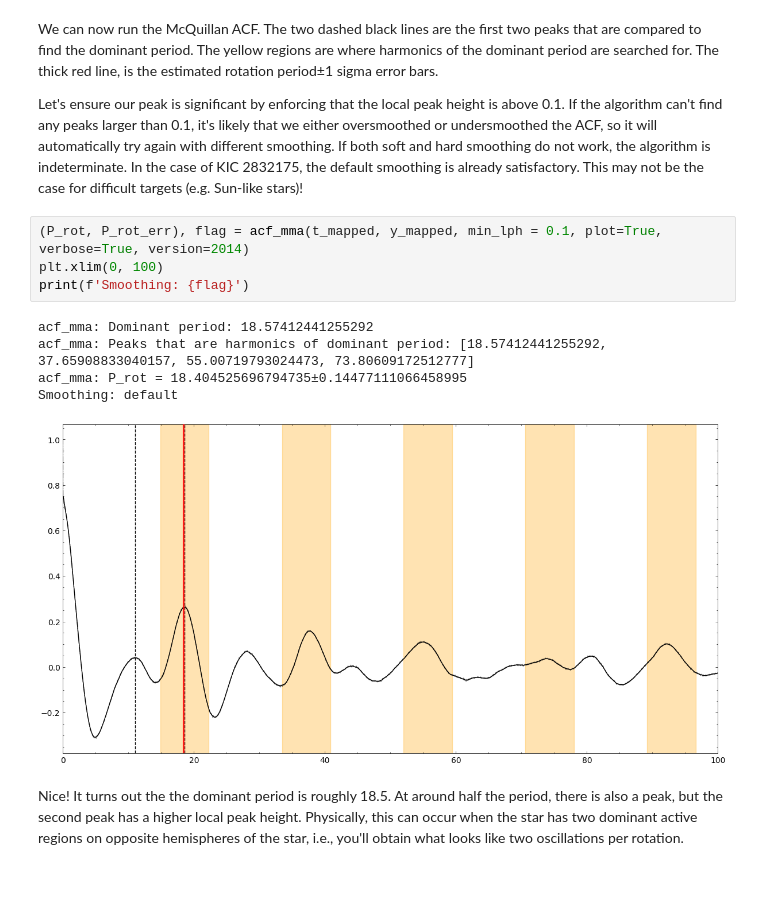
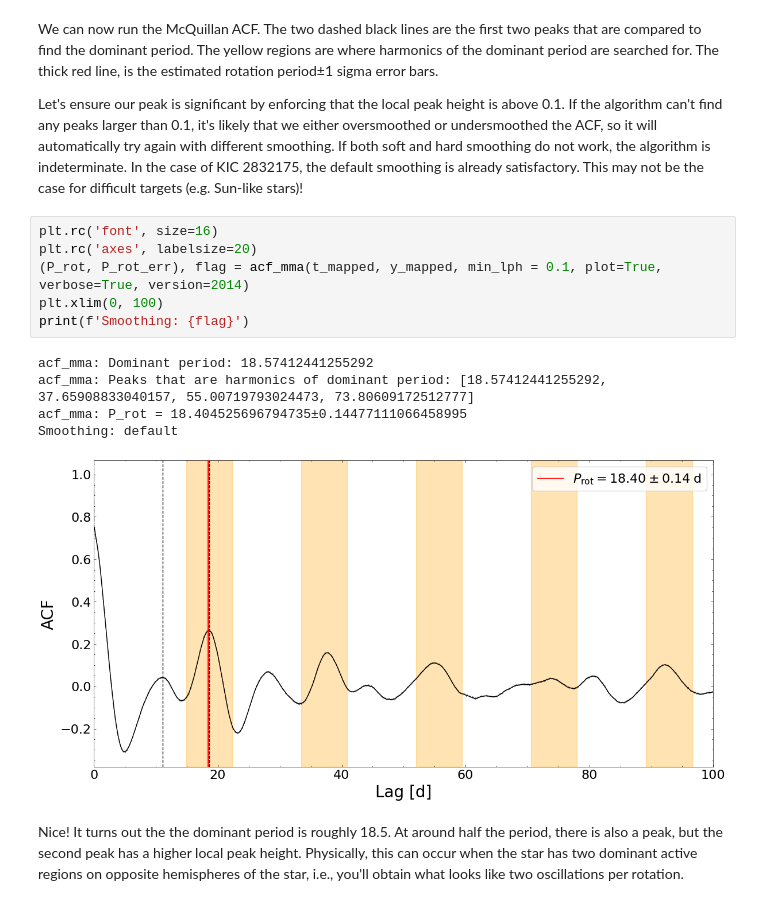
Before and after one commit to canisli/ACF-McQuillan, a Jupyter notebook: example.ipynb, the cells around one changed output. Saved outputs shown, nothing was run; the diff lists cells and outputs as text.

```diff
--- a/example.ipynb
+++ b/example.ipynb
@@ -48,14 +48,16 @@ We can now run the McQuillan ACF. The two dashed black lines are the first two p
 
 Let's ensure our peak is significant by enforcing that the local peak height is above 0.1. If the algorithm can't find any peaks larger than 0.1, it's likely that we either oversmoothed or undersmoothed the ACF, so it will automatically try again with different smoothing. If both soft and hard smoothing do not work, the algorithm is indeterminate. In the case of KIC 2832175, the default smoothing is already satisfactory. This may not be the case for difficult targets (e.g. Sun-like stars)!
 # %%
+plt.rc('font', size=16)
+plt.rc('axes', labelsize=20)
 (P_rot, P_rot_err), flag = acf_mma(t_mapped, y_mapped, min_lph = 0.1, plot=True, verbose=True, version=2014)
 plt.xlim(0, 100)
 print(f'Smoothing: {flag}')
 # %% [output]
 acf_mma: Dominant period: 18.57412441255292
 acf_mma: Peaks that are harmonics of dominant period: [18.57412441255292, 37.65908833040157, 55.00719793024473, 73.80609172512777]
 acf_mma: P_rot = 18.404525696794735±0.14477111066458995
 Smoothing: default
-[figure, old version]
+[figure, new version]
 # %% [markdown]
 Nice! It turns out the the dominant period is roughly 18.5. At around half the period, there is also a peak, but the second peak has a higher local peak height. Physically, this can occur when the star has two dominant active regions on opposite hemispheres of the star, i.e., you'll obtain what looks like two oscillations per rotation.
```
Also changed, not shown: parts of 1 cell of this notebook, 1 other file.
